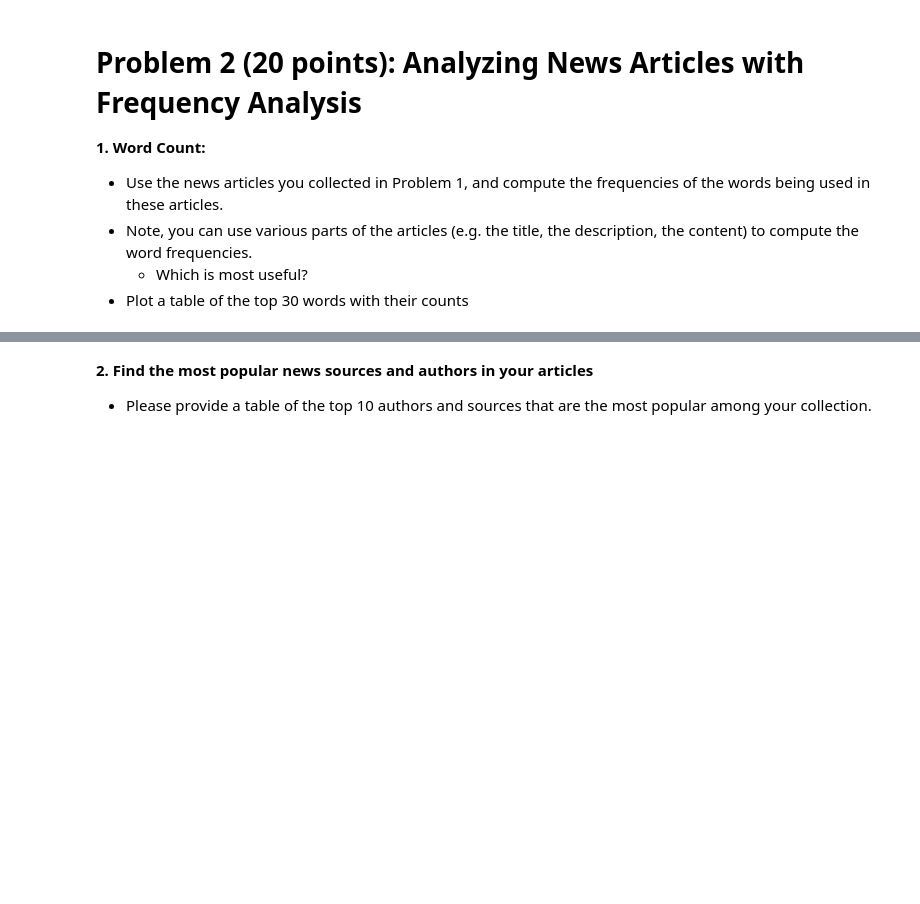
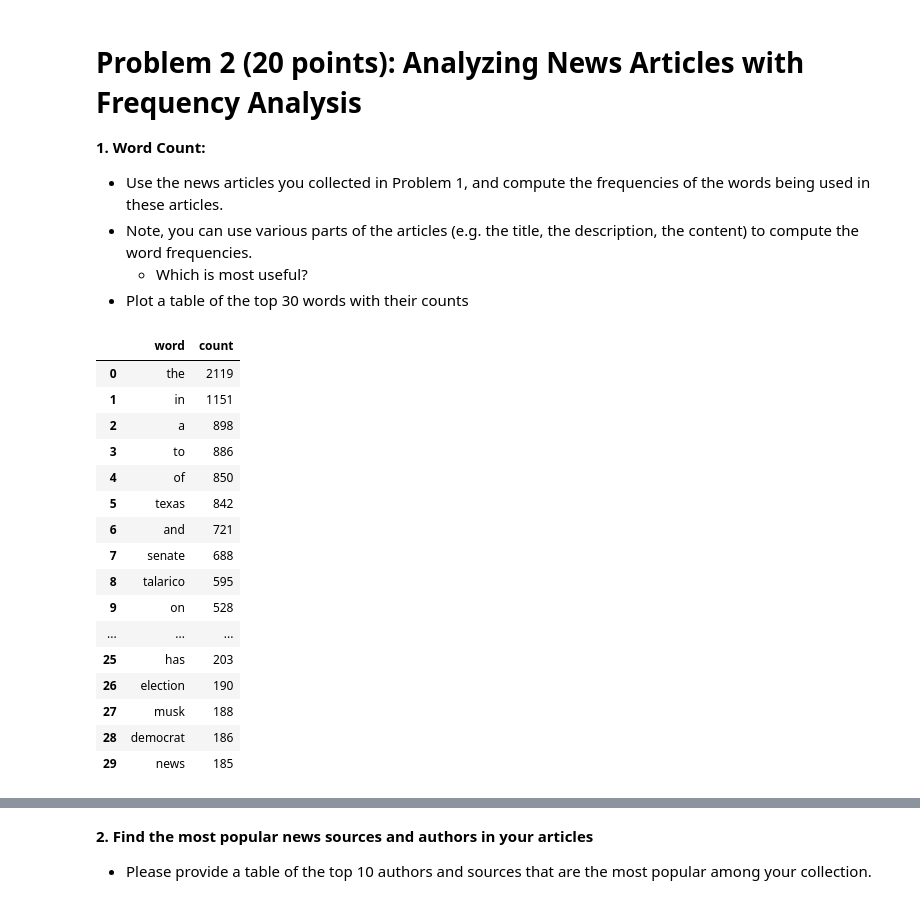
Before and after one commit to jdorick/Case-Study-1, a Jupyter notebook: CaseStudy1_NewsAPI.ipynb, the cells around one changed output, grey strips where cells are left out. Saved outputs shown, nothing was run; the diff lists cells and outputs as text; code cells hidden in the pictures; blank space fills up the shorter version.

Commit message:
Added the json file and completed Problems 1 and 2.

```diff
--- a/CaseStudy1_NewsAPI.ipynb
+++ b/CaseStudy1_NewsAPI.ipynb
@@ -40,10 +53,14 @@ Due Date: 11/10/2026, **BEFORE the beginning of class at 12:00pm EST**
 # %%
 from newsapi import NewsApiClient
+from dotenv import load_dotenv
+import os
+
+load_dotenv(".env", override=True)
 
 # See https://newsapi.org/docs for more information
 # on NewsAPI implementation.
 
-API_KEY = 'PUT YOUR API KEY HERE'
+API_KEY = os.getenv("API_KEY")
 
 newsapi = NewsApiClient(api_key=API_KEY)
 print(newsapi)
@@ -49,0 +69,3 @@ print(newsapi)
+# %%
+results = newsapi.get_everything(q="Texas Senate")
+print(results["totalResults"])
@@ -71,0 +184,74 @@ print(newsapi)
+# %%
+from collections import Counter
+from pathlib import Path
+import json
+import re
+import pandas as pd
+
+# Load the articles from the updated JSON file in the repository folder added from Google Drive
+json_file = Path("texas_senate_articles_new.json")
+
+with json_file.open("r", encoding="utf-8") as file:
+    all_articles = json.load(file)
+
+# Specify which article fields to include in the word count
+text_fields = ("title", "description", "content") # Not including author name
+word_counts = Counter()
+
+# Iterate through the articles and extract words from the selected fields
+for article in all_articles:
+    text_parts = [
+        article[field]
+        for field in text_fields
+        if isinstance(article.get(field), str)
+    ]
+
+    # Include the news source name in the word count, if available
+    source = article.get("source")
+
+    if isinstance(source, dict) and isinstance(source.get("name"), str):
+        text_parts.append(source["name"])
+
+    # Combine the text fields into one string
+    text = " ".join(text_parts)
+
+    # Remove NewsAPI truncation markers (such as [+540 chars])
+    text = re.sub(r"\[\+\d+\s+chars?\]", "", text, flags=re.IGNORECASE)
+
+    # Normalize curly apostrophes to standard apostrophes
+    text = text.replace("’", "'").replace("‘", "'")
+
+    # Remove possessive endings that could create standalone "s" tokens
+    text = re.sub(r"'s\b", "", text, flags=re.IGNORECASE)
+
+    # Extract lowercase words while preserving other contractions
+    words = re.findall(r"\b[a-z]+(?:'[a-z]+)*\b", text.lower())
+
+    word_counts.update(words)
+
+# Create a DataFrame containing the 30 most frequently occurring words
+top_words = pd.DataFrame(
+    word_counts.most_common(30),
+    columns=["word", "count"]
+)
+
+# Display the most common words
+display(top_words)
+# %% [output]
+|  | word | count |
+| 0 | the | 2119 |
+| 1 | in | 1151 |
+| 2 | a | 898 |
+| 3 | to | 886 |
+| 4 | of | 850 |
+| 5 | texas | 842 |
+| 6 | and | 721 |
+| 7 | senate | 688 |
+| 8 | talarico | 595 |
+| 9 | on | 528 |
+| ... | ... | ... |
+| 25 | has | 203 |
+| 26 | election | 190 |
+| 27 | musk | 188 |
+| 28 | democrat | 186 |
+| 29 | news | 185 |
```
Also changed, not shown: parts of 15 cells of this notebook, 1 other file.
